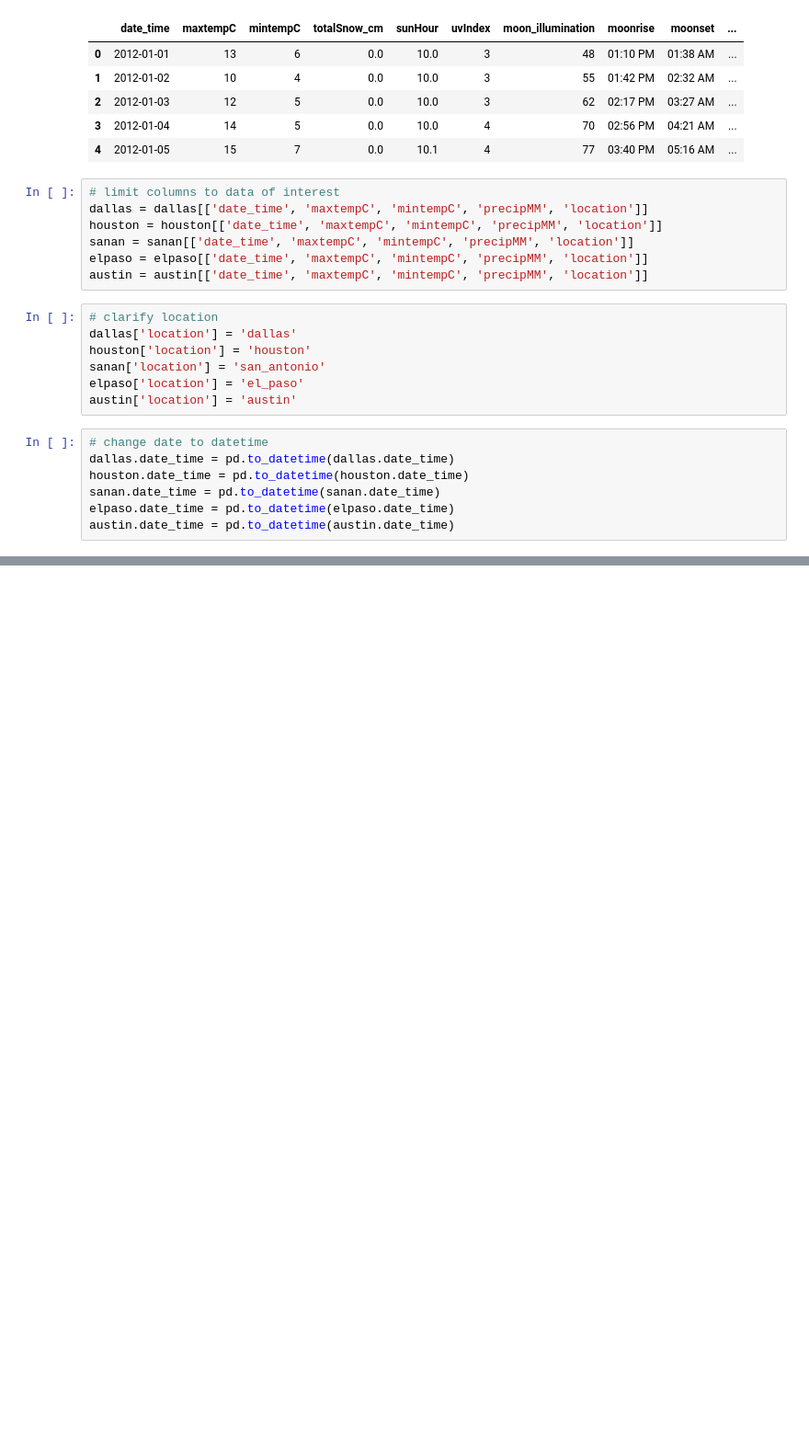
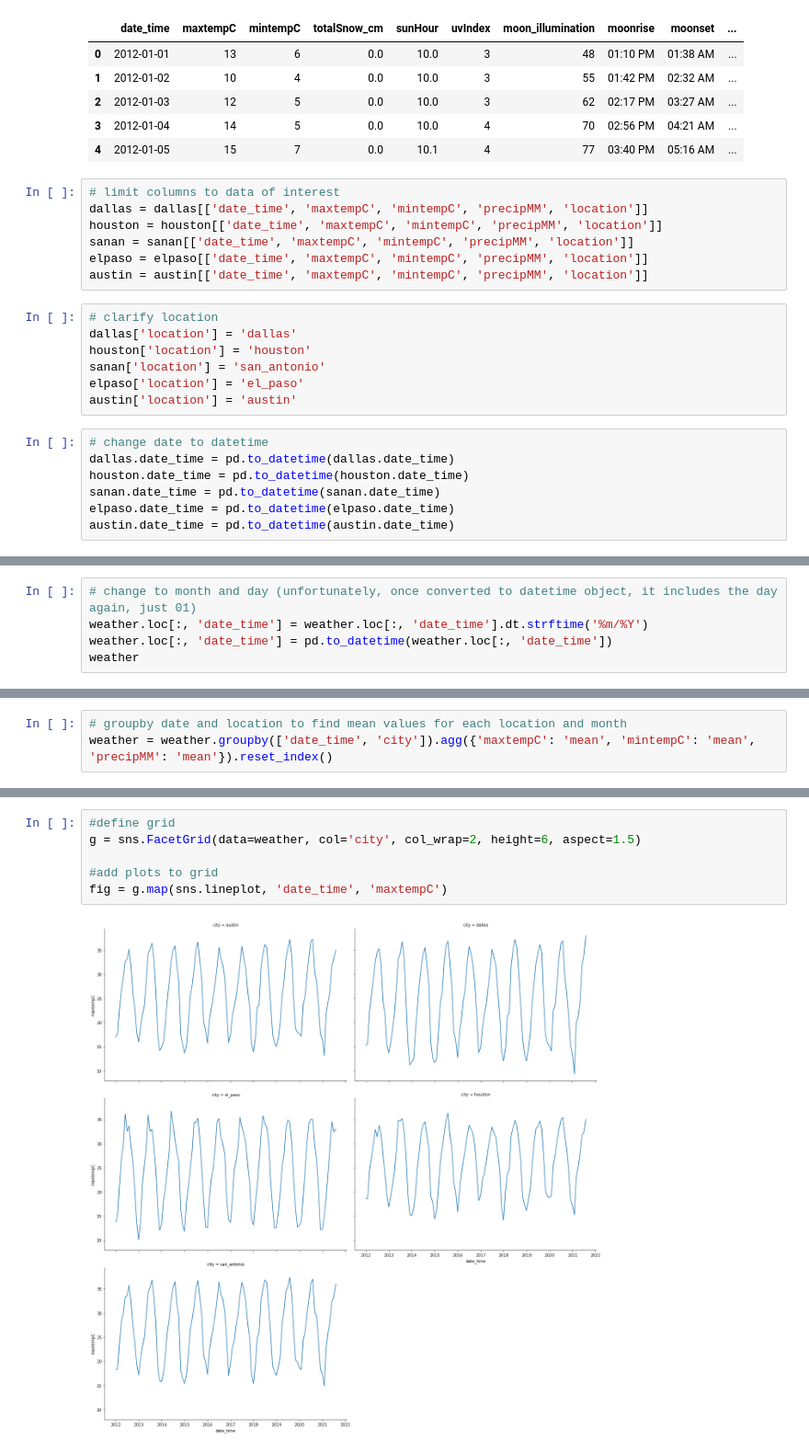
Before and after one commit to HaydenWarren/zri-forecast, a Jupyter notebook: trev/weather.ipynb, the cells around one changed output, grey strips where cells are left out. Shown at 92% size. Drawn from its saved outputs; the diff is of its cells as text; blank space fills up the shorter version.

```diff
--- a/trev/weather.ipynb
+++ b/trev/weather.ipynb
@@ -177,0 +135,5 @@ fig.plot()
+# %%
+# change to month and day (unfortunately, once converted to datetime object, it includes the day again, just 01)
+weather.loc[:, 'date_time'] = weather.loc[:, 'date_time'].dt.strftime('%m/%Y')
+weather.loc[:, 'date_time'] = pd.to_datetime(weather.loc[:, 'date_time'])
+weather
@@ -177,0 +154,3 @@ fig.plot()
+# %%
+# groupby date and location to find mean values for each location and month
+weather = weather.groupby(['date_time', 'city']).agg({'maxtempC': 'mean', 'mintempC': 'mean', 'precipMM': 'mean'}).reset_index()
@@ -177,0 +174,8 @@ fig.plot()
+# %%
+#define grid
+g = sns.FacetGrid(data=weather, col='city', col_wrap=2, height=6, aspect=1.5)
+
+#add plots to grid
+fig = g.map(sns.lineplot, 'date_time', 'maxtempC')
+# %% [output]
+[figure, added]
```
Also changed, not shown: parts of 23 cells of this notebook, 2 other files.
